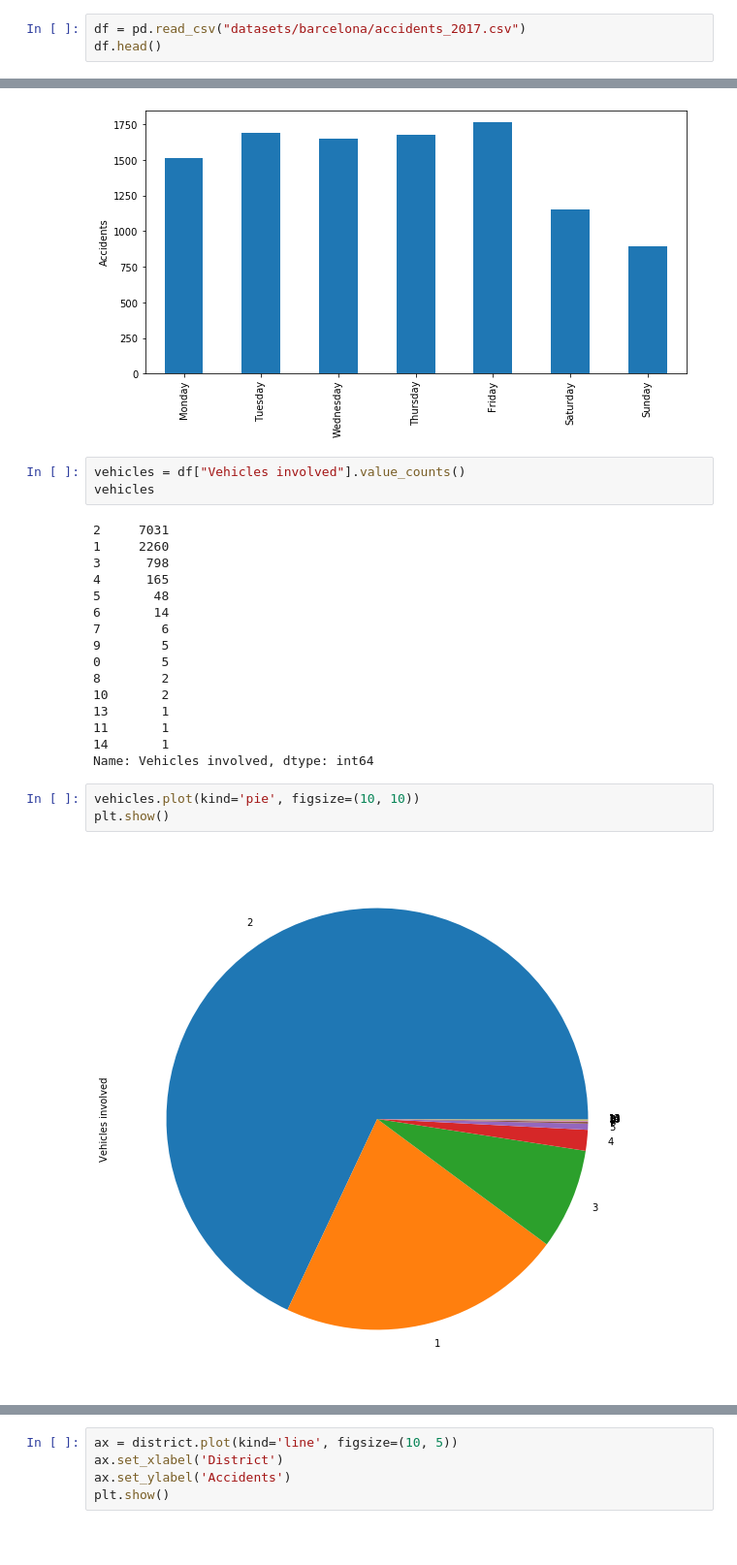
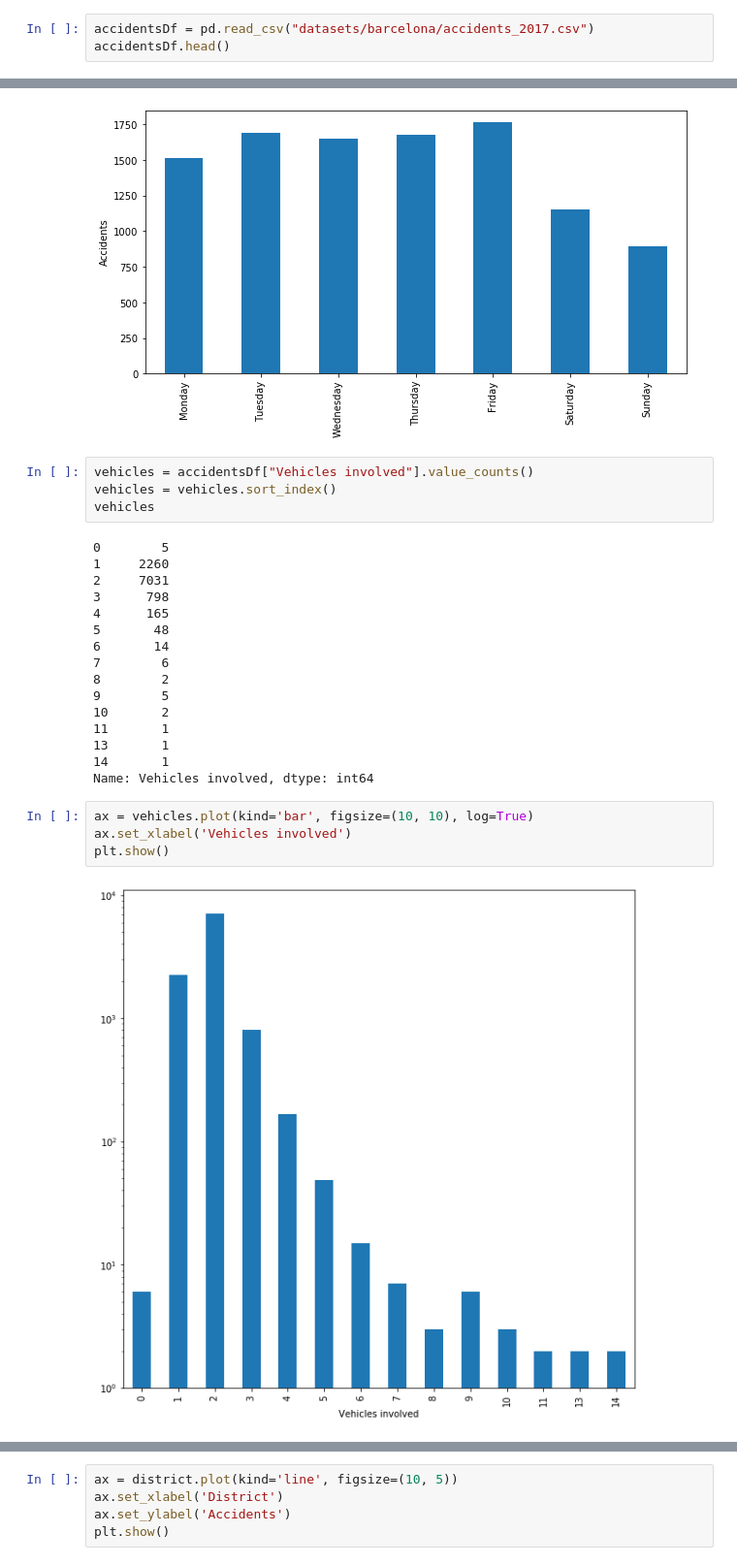
Before and after one commit to JosepBC/Barcelona-visualization, a Jupyter notebook: barcelona.ipynb, the cells around one changed output, grey strips where cells are left out. Shown at 97% size. Saved outputs shown, nothing was run; the diff lists cells and outputs as text; blank space fills up the shorter version.

```diff
--- a/barcelona.ipynb
+++ b/barcelona.ipynb
@@ -5,6 +12,6 @@ import numpy as np
 # %%
-df = pd.read_csv("datasets/barcelona/accidents_2017.csv")
-df.head()
+accidentsDf = pd.read_csv("datasets/barcelona/accidents_2017.csv")
+accidentsDf.head()
 # %% [output]
 |  | Id | District Name | Neighborhood Name | Street | Weekday | Month | Day | Hour | ... |
 | 0 | 2017S008429 | Unknown | Unknown | Número 27 ... | Friday | October | 13 | 8 | ... |
@@ -44,27 +51,29 @@ plt.show()
 # %% [output]
 [figure]
 # %%
-vehicles = df["Vehicles involved"].value_counts()
+vehicles = accidentsDf["Vehicles involved"].value_counts()
+vehicles = vehicles.sort_index()
 vehicles
 # %% [output]
+0        5
+1     2260
 2     7031
-1     2260
 3      798
 4      165
 5       48
 6       14
 7        6
+8        2
 9        5
-0        5
-8        2
 10       2
+11       1
 13       1
-11       1
 14       1
 Name: Vehicles involved, dtype: int64
 # %%
-vehicles.plot(kind='pie', figsize=(10, 10))
+ax = vehicles.plot(kind='bar', figsize=(10, 10), log=True)
+ax.set_xlabel('Vehicles involved')
 plt.show()
 # %% [output]
-[figure, old version]
+[figure, new version]
 # %%
```
Also changed, not shown: parts of 7 cells of this notebook.
